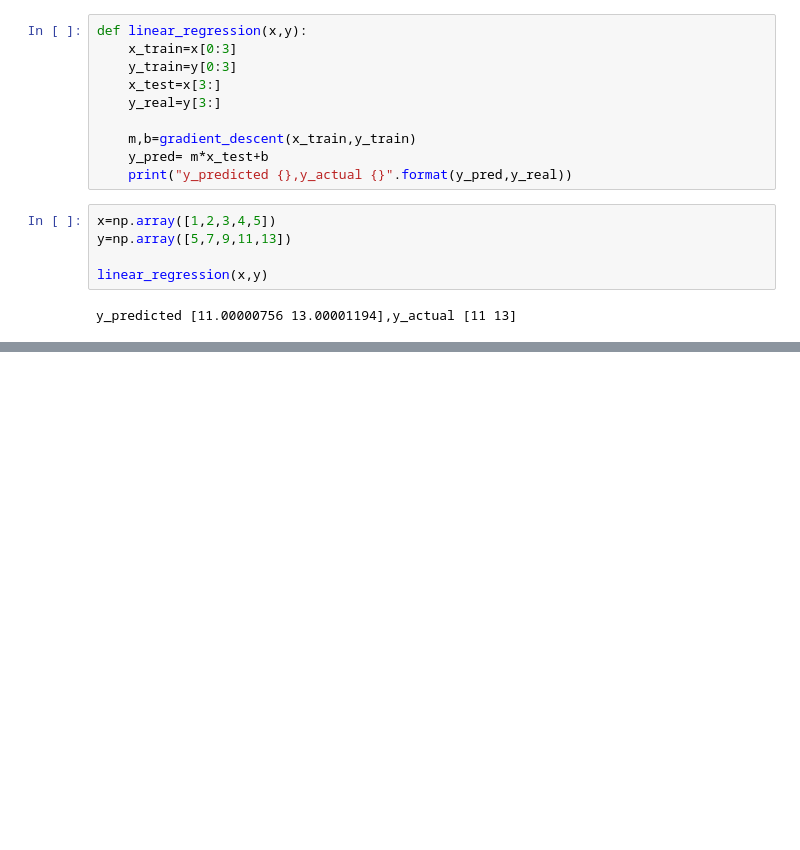
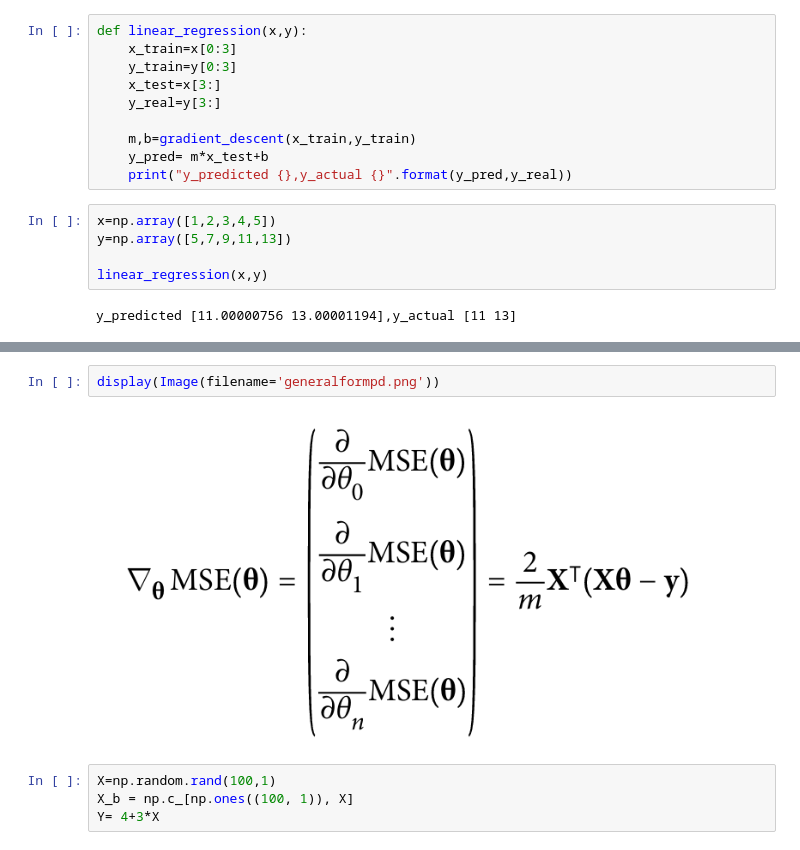
Before and after one commit to DebashishTiwary/MLBasics, a Jupyter notebook: Linear Regression/implementation.ipynb, the cells around one changed output, grey strips where cells are left out. Cells and saved outputs as stored; diff of their text form; blank space fills up the shorter version.

```diff
--- a/Linear Regression/implementation.ipynb
+++ b/Linear Regression/implementation.ipynb
@@ -77,0 +66,8 @@ y_predicted [11.00000756 13.00001194],y_actual [11 13]
+# %%
+display(Image(filename='generalformpd.png'))
+# %% [output]
+[figure, added]
+# %%
+X=np.random.rand(100,1)
+X_b = np.c_[np.ones((100, 1)), X]
+Y= 4+3*X
```
Also changed, not shown: parts of 8 cells of this notebook, 3 other files.
